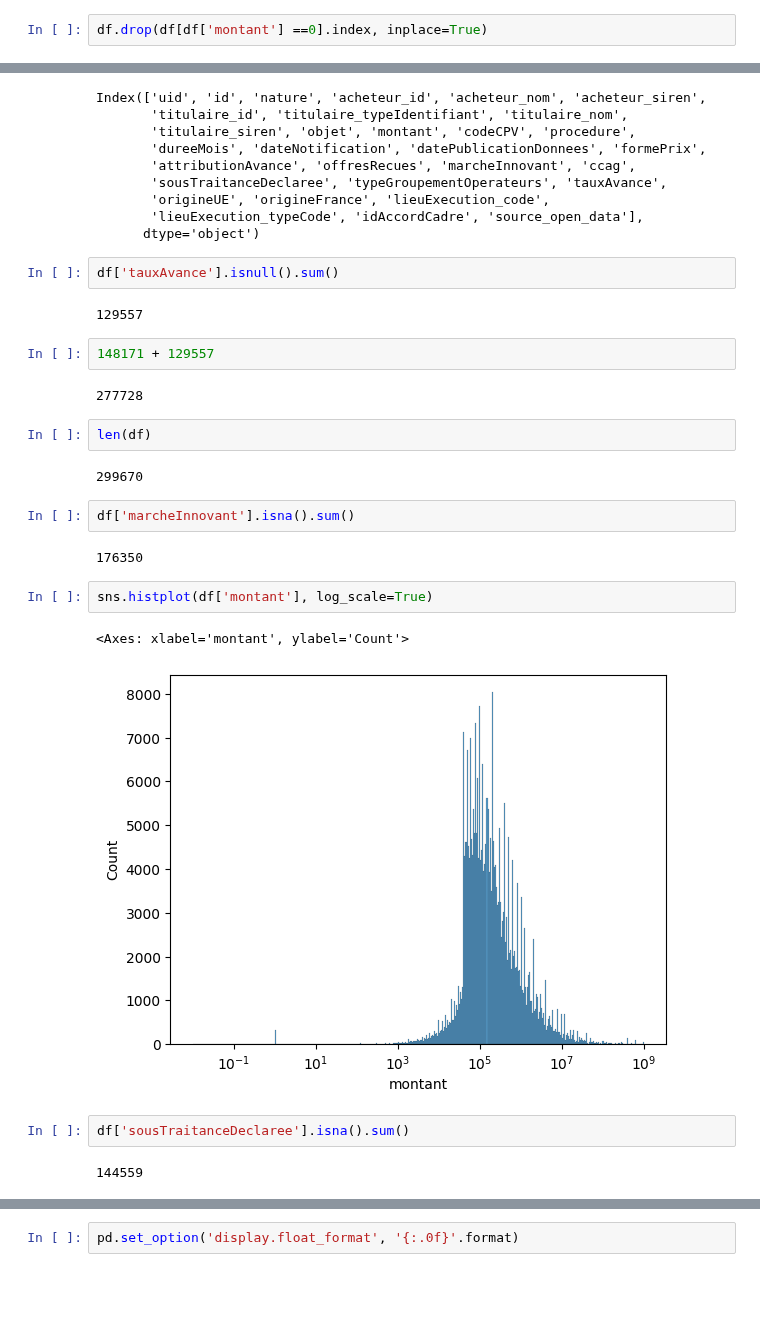
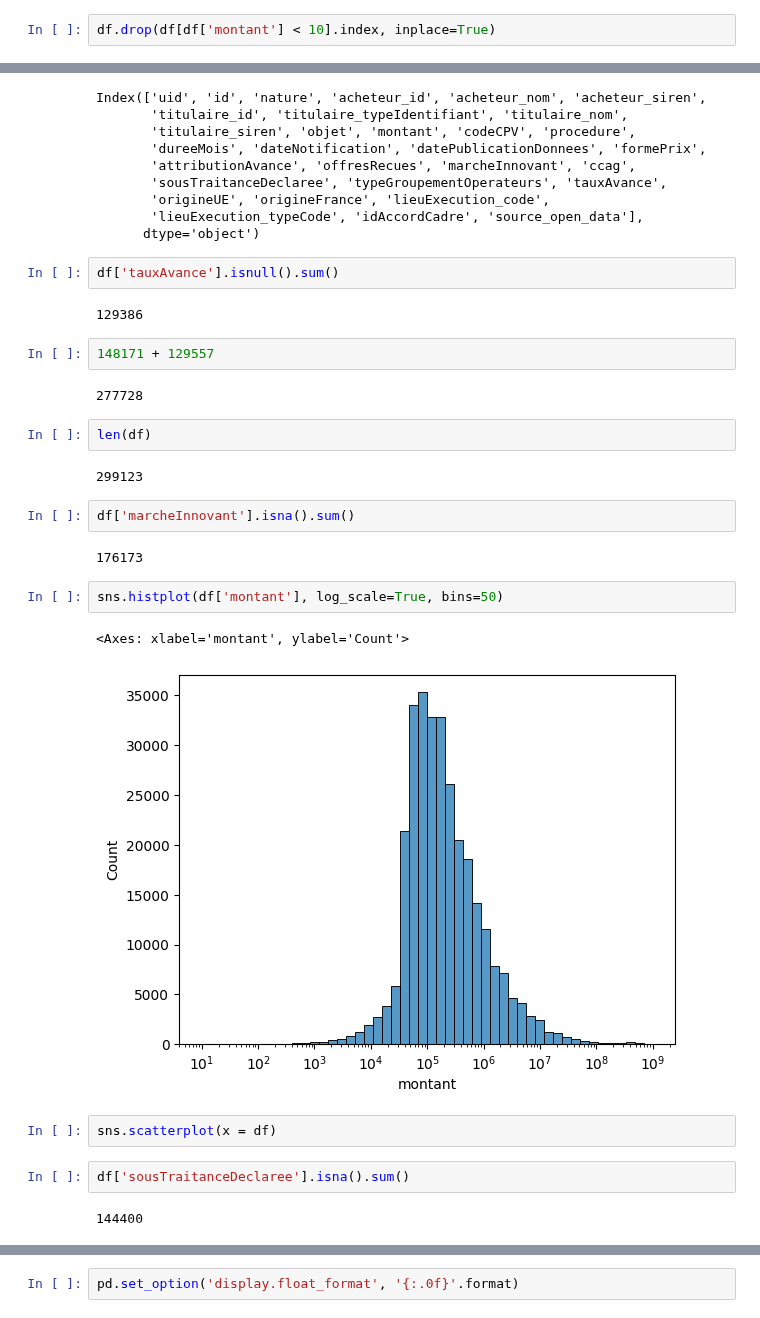
Before and after one commit to RonanB400/decp_ml, a Jupyter notebook: notebooks/PC_explo.ipynb, the cells around one changed output, grey strips where cells are left out. Saved outputs shown, nothing was run; the diff lists cells and outputs as text; blank space fills up the shorter version.

```diff
--- a/notebooks/PC_explo.ipynb
+++ b/notebooks/PC_explo.ipynb
@@ -71,5 +71,5 @@ Name: count, dtype: int64
 # %%
 df.drop(df[df['montant'] > 999999999].index, inplace=True)
 # %%
-df.drop(df[df['montant'] ==0].index, inplace=True)
+df.drop(df[df['montant'] < 10].index, inplace=True)
 # %%
@@ -139,7 +139,7 @@ Index(['uid', 'id', 'nature', 'acheteur_id', 'acheteur_nom', 'acheteur_siren',
 # %%
 df['tauxAvance'].isnull().sum()
 # %% [output]
-129557
+129386
 # %%
 148171 + 129557
 # %% [output]
@@ -147,20 +147,22 @@ df['tauxAvance'].isnull().sum()
 # %%
 len(df)
 # %% [output]
-299670
+299123
 # %%
 df['marcheInnovant'].isna().sum()
 # %% [output]
-176350
+176173
 # %%
-sns.histplot(df['montant'], log_scale=True)
+sns.histplot(df['montant'], log_scale=True, bins=50)
 # %% [output]
 <Axes: xlabel='montant', ylabel='Count'>
-[figure, old version]
+[figure, new version]
+# %%
+sns.scatterplot(x = df)
 # %%
 df['sousTraitanceDeclaree'].isna().sum()
 # %% [output]
-144559
+144400
 # %%
 df.isna().sum().sort_values(ascending=False)
 # %% [output]
```
Also changed, not shown: parts of 16 cells of this notebook.
